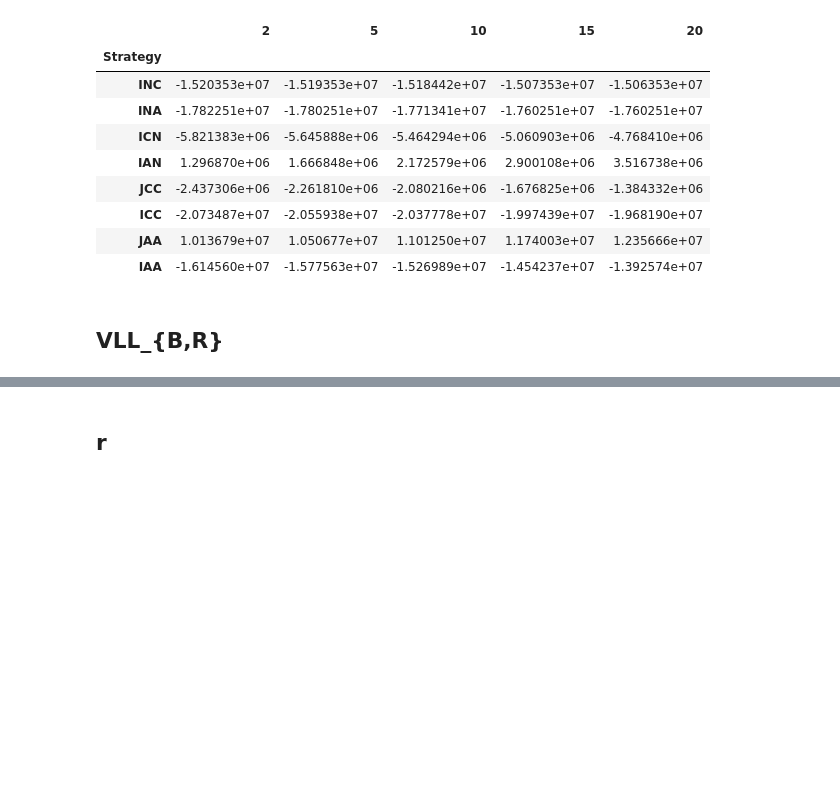
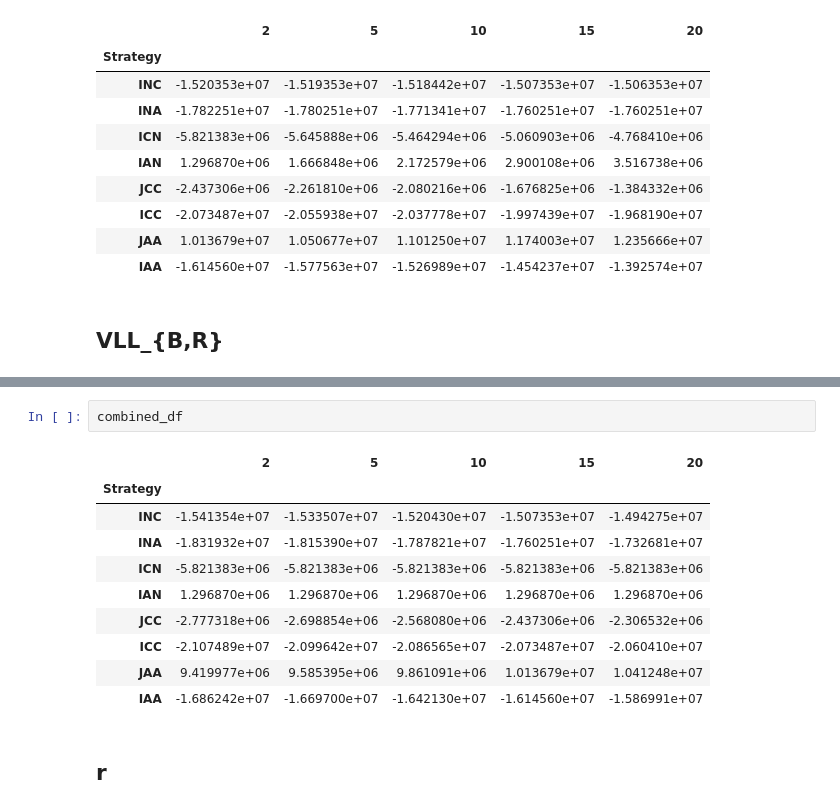
Before and after one commit to narslab/project-groundwork, a Jupyter notebook: bin/jupyter/sensivity-for-all-strategies-relative-net-benefit.ipynb, the cells around one changed output, grey strips where cells are left out. Drawn from its saved outputs; the diff is of its cells as text; blank space fills up the shorter version.

```diff
--- a/bin/jupyter/sensivity-for-all-strategies-relative-net-benefit.ipynb
+++ b/bin/jupyter/sensivity-for-all-strategies-relative-net-benefit.ipynb
@@ -170,3 +170,16 @@ FileNotFoundError: [Errno 2] No such file or directory: '../../results/outcomes/
+# %%
+combined_df
+# %% [output]
+|  | 2 | 5 | 10 | 15 | 20 |
+| Strategy |  |  |  |  |  |
+| INC | -1.541354e+07 | -1.533507e+07 | -1.520430e+07 | -1.507353e+07 | -1.494275e+07 |
+| INA | -1.831932e+07 | -1.815390e+07 | -1.787821e+07 | -1.760251e+07 | -1.732681e+07 |
+| ICN | -5.821383e+06 | -5.821383e+06 | -5.821383e+06 | -5.821383e+06 | -5.821383e+06 |
+| IAN | 1.296870e+06 | 1.296870e+06 | 1.296870e+06 | 1.296870e+06 | 1.296870e+06 |
+| JCC | -2.777318e+06 | -2.698854e+06 | -2.568080e+06 | -2.437306e+06 | -2.306532e+06 |
+| ICC | -2.107489e+07 | -2.099642e+07 | -2.086565e+07 | -2.073487e+07 | -2.060410e+07 |
+| JAA | 9.419977e+06 | 9.585395e+06 | 9.861091e+06 | 1.013679e+07 | 1.041248e+07 |
+| IAA | -1.686242e+07 | -1.669700e+07 | -1.642130e+07 | -1.614560e+07 | -1.586991e+07 |
 # %% [markdown]
 ## r
 # %%
```
Also changed, not shown: parts of 1 cell of this notebook, 6 other files.
